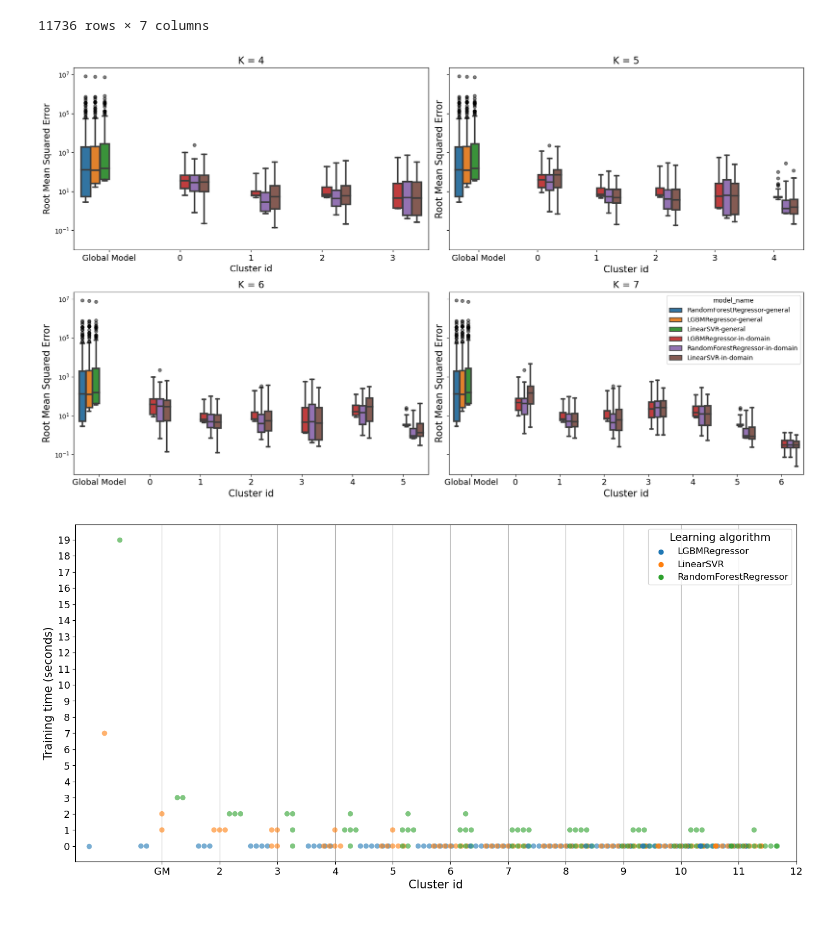
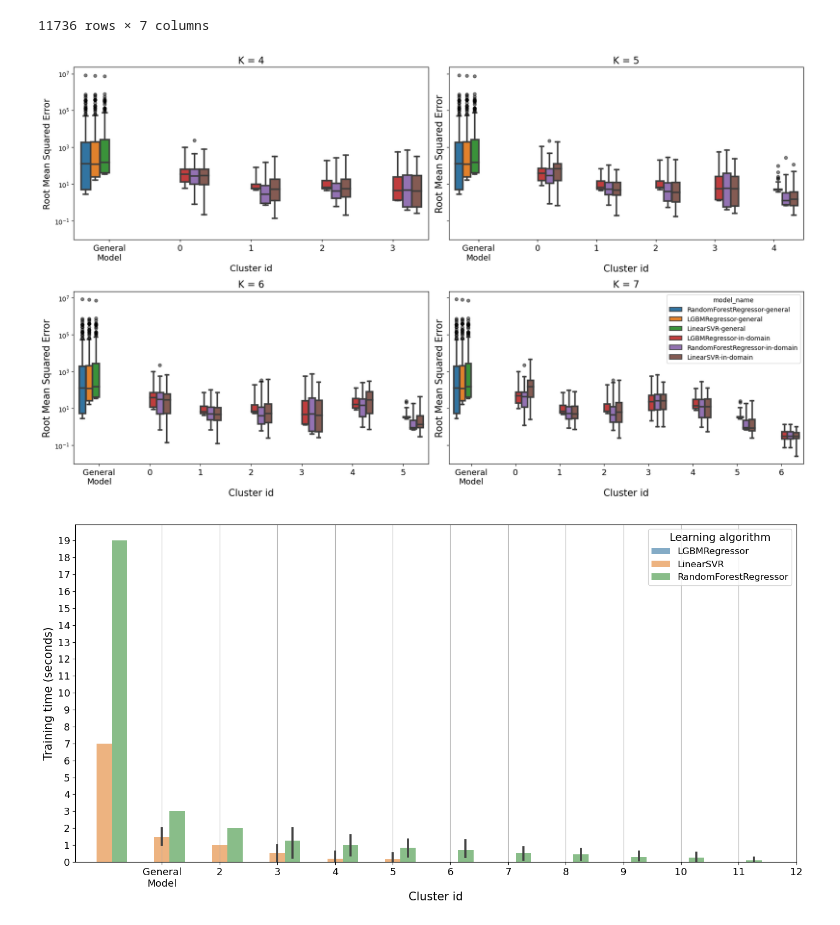
Before and after one commit to victor-ribeiro/dengue_subdomain, a Jupyter notebook: subdomain_dengue_sbbd/in-domain_results.ipynb, the cells around one changed output. Cells and saved outputs as stored; diff of their text form; code cells hidden in the pictures.

```diff
--- a/subdomain_dengue_sbbd/in-domain_results.ipynb
+++ b/subdomain_dengue_sbbd/in-domain_results.ipynb
@@ -72,7 +72,7 @@ fix, ax = plt.subplots(2,2, figsize=(17, 10), sharey=True, layout='constrained')
 sns.boxplot(
     data=result[(result.n_cluster==4) | (result.n_cluster==1)], x='cluster_idx', y='rmse',
     hue='model_name', linewidth=2.5, dodge=True, flierprops=flierprops, whis=30, ax=ax[0,0])
-ax[0,0].set_xticklabels(['Global Model', '0','1', '2', '3'], fontsize=13)
+ax[0,0].set_xticklabels(['General\nModel', '0','1', '2', '3'], fontsize=13)
 ax[0,0].legend([], frameon=False)
 ax[0,0].set_ylabel('Root Mean Squared Error', fontsize=14)
 ax[0,0].set_xlabel('Cluster id', fontsize=14)
@@ -81,7 +81,7 @@ ax[0,0].set_title('K = 4', fontsize=15)
 sns.boxplot(
     data=result[(result.n_cluster==5) | (result.n_cluster==1)], x='cluster_idx', y='rmse',
     hue='model_name', linewidth=2.5, dodge=True, flierprops=flierprops, whis=30, ax=ax[0,1])
-ax[0,1].set_xticklabels(['Global Model', '0','1', '2', '3', '4'], fontsize=13)
+ax[0,1].set_xticklabels(['General\nModel', '0','1', '2', '3', '4'], fontsize=13)
 ax[0,1].legend([], frameon=False)
 ax[0,1].set_ylabel('Root Mean Squared Error', fontsize=15)
 ax[0,1].set_xlabel(None, fontsize=15)
@@ -92,7 +92,7 @@ ax[0,1].set_title('K = 5', fontsize=15)
 sns.boxplot(
     data=result[(result.n_cluster==6) | (result.n_cluster==1)], x='cluster_idx', y='rmse',
     hue='model_name', linewidth=2.5, dodge=True, flierprops=flierprops, whis=30, ax=ax[1,0])
-ax[1,0].set_xticklabels(['Global Model', '0','1', '2', '3', '4', '5'], fontsize=13)
+ax[1,0].set_xticklabels(['General\nModel', '0','1', '2', '3', '4', '5'], fontsize=13)
 ax[1,0].legend([], frameon=False)
 ax[1,0].set_ylabel('Root Mean Squared Error', fontsize=15)
 ax[1,0].set_xlabel(None, fontsize=15)
@@ -103,7 +103,7 @@ ax[1,0].set_title('K = 6', fontsize=15)
 sns.boxplot(
     data=result[(result.n_cluster==7) | (result.n_cluster==1)], x='cluster_idx', y='rmse',
     hue='model_name', linewidth=2.5, dodge=True, flierprops=flierprops, whis=30, ax=ax[1,1])
-ax[1,1].set_xticklabels(['Global Model', '0','1', '2', '3', '4', '5', '6'], fontsize=13)
+ax[1,1].set_xticklabels(['General\nModel', '0','1', '2', '3', '4', '5', '6'], fontsize=13)
 ax[1,1].set_ylabel('Root Mean Squared Error', fontsize=15)
 ax[1,1].set_xlabel(None, fontsize=15)
 ax[1,1].set_xlabel('Cluster id', fontsize=15)
@@ -112,20 +112,22 @@ ax[1,1].set_title('K = 7', fontsize=15)
 
 plt.yscale('log')
 plt.tight_layout()
+plt.savefig('figures/rmse_cluster.png')
+plt.show()
 # %% [output]
-[figure, old version]
+[figure, new version]
 # %%
 t = result.drop(['cidades', 'rmse', 'window_size'], axis='columns').groupby(['n_cluster', 'cluster_idx','model_name'], as_index=False).max()
 t['learner'] = t.model_name.str.replace(pat=r'-[a-z]+', repl='', case=True, regex=True)
 
-sns.swarmplot(data=t, y='time', x='n_cluster', hue='learner',alpha=.6, size=7, dodge=True)
+sns.barplot(data=t, y='time', x='n_cluster', hue='learner',alpha=.6)
 
-plt.xticks(range(1, 13), ['GM', 2,3,4,5,6,7,8,9,10,11,12], fontsize=13)
+plt.xticks(range(1, 13), ['General\nModel', 2,3,4,5,6,7,8,9,10,11,12], fontsize=13)
 plt.xlabel('Cluster id', fontsize=15)
 plt.yticks(range(0, 20), fontsize=13)
 plt.ylabel('Training time (seconds)', fontsize=15)
 plt.legend(title='Learning algorithm', title_fontsize=14, fontsize=12)
 plt.grid(axis='x')
 plt.show()
 # %% [output]
-[figure, old version]
+[figure, new version]
```
Also changed, not shown: 3 other files.
